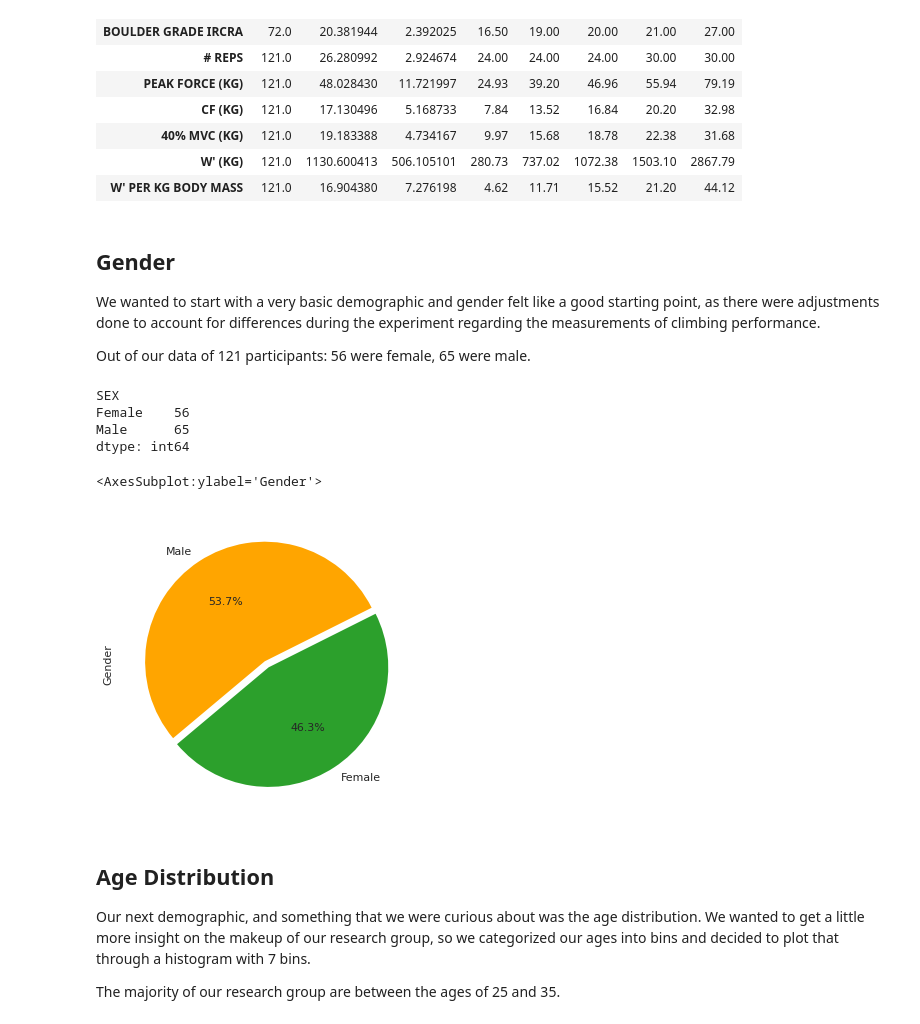
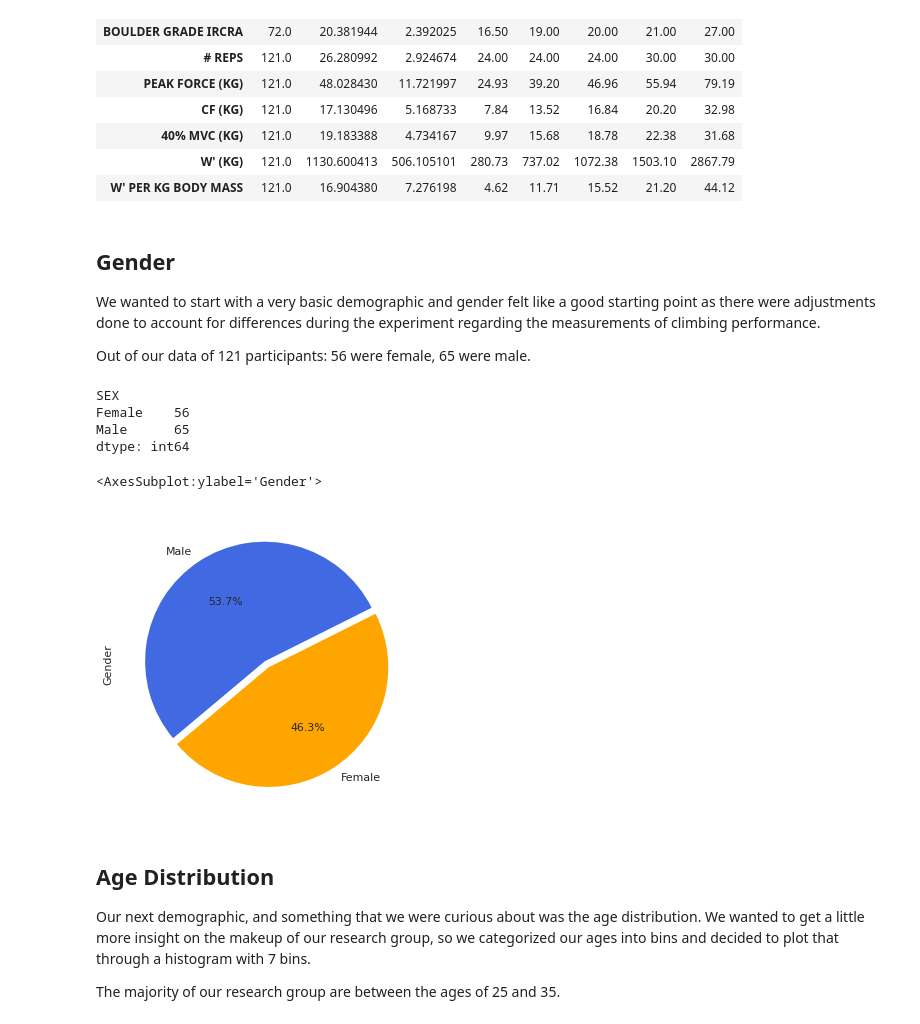
Before and after one commit to haokliao/Critical-Force-Visualization, a Jupyter notebook: EDA_001_notebook.ipynb, the cells around one changed output. Cells and saved outputs as stored; diff of their text form; code cells hidden in the pictures.

```diff
--- a/EDA_001_notebook.ipynb
+++ b/EDA_001_notebook.ipynb
@@ -55,7 +60,7 @@ dataframe.describe().T
 # %% [markdown]
 ## Gender
 
-We wanted to start with a very basic demographic and gender felt like a good starting point, as there were adjustments done to account for differences during the experiment regarding the measurements of climbing performance.
+We wanted to start with a very basic demographic and gender felt like a good starting point as there were adjustments done to account for differences during the experiment regarding the measurements of climbing performance.
 
 Out of our data of 121 participants: 56 were female, 65 were male.
 # %%
@@ -69,10 +74,10 @@ dtype: int64
 # %%
 #Gender Pie Chart done through Pandas
 gender_explode = (0.03,0.03)
-gender_pie.plot.pie(autopct="%.1f%%", fontsize=11, label="Gender", explode=gender_explode, startangle = 220, colors=['tab:green','orange'])
+gender_pie.plot.pie(autopct="%.1f%%", fontsize=11, label="Gender", explode=gender_explode, startangle = 220, colors = ['orange', 'royalblue'] )
 # %% [output]
 <AxesSubplot:ylabel='Gender'>
-[figure, old version]
+[figure, new version]
 # %% [markdown]
 ## Age Distribution
 Our next demographic, and something that we were curious about was the age distribution. We wanted to get a little more insight on the makeup of our research group, so we categorized our ages into bins and decided to plot that through a histogram with 7 bins.
```
Also changed, not shown: parts of 4 cells of this notebook.
